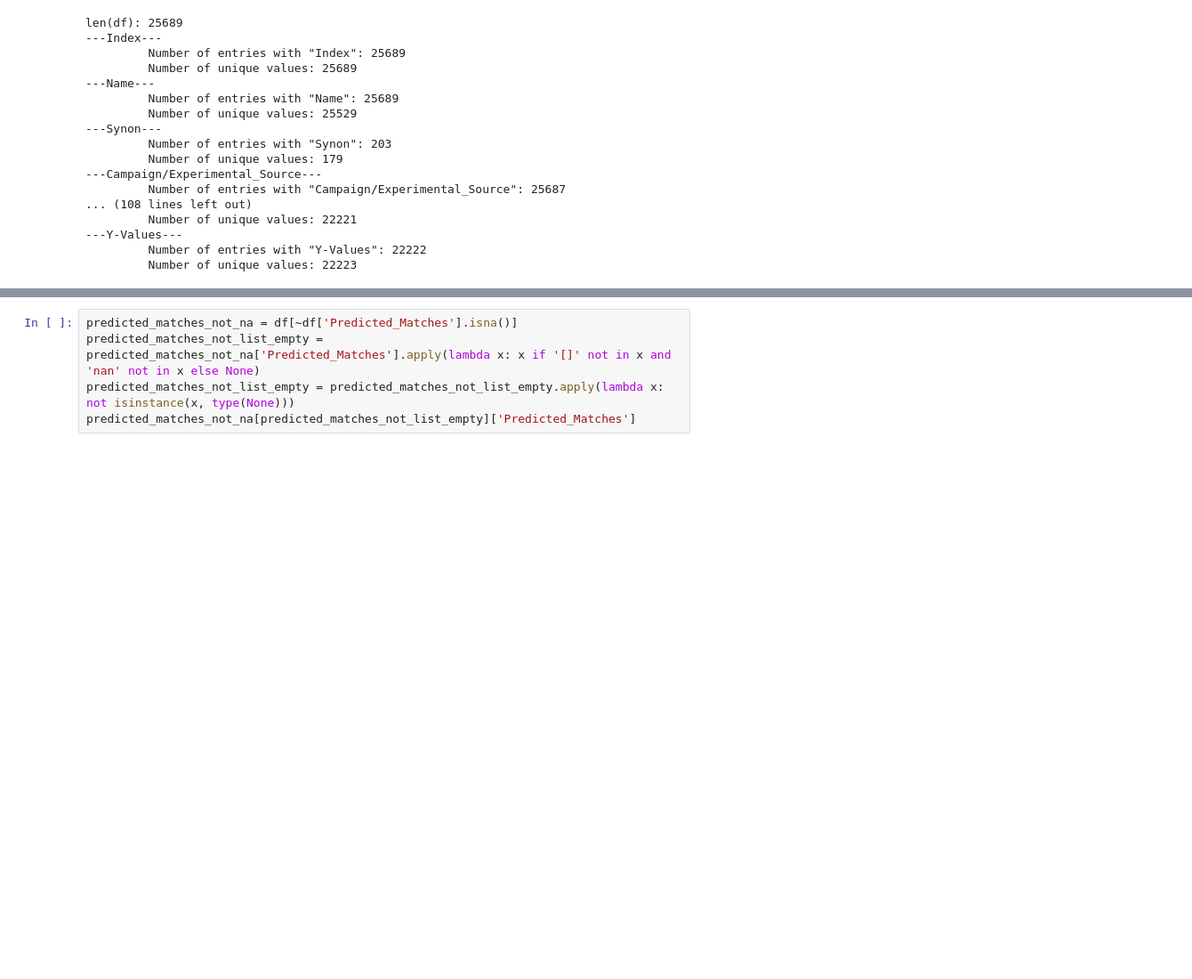
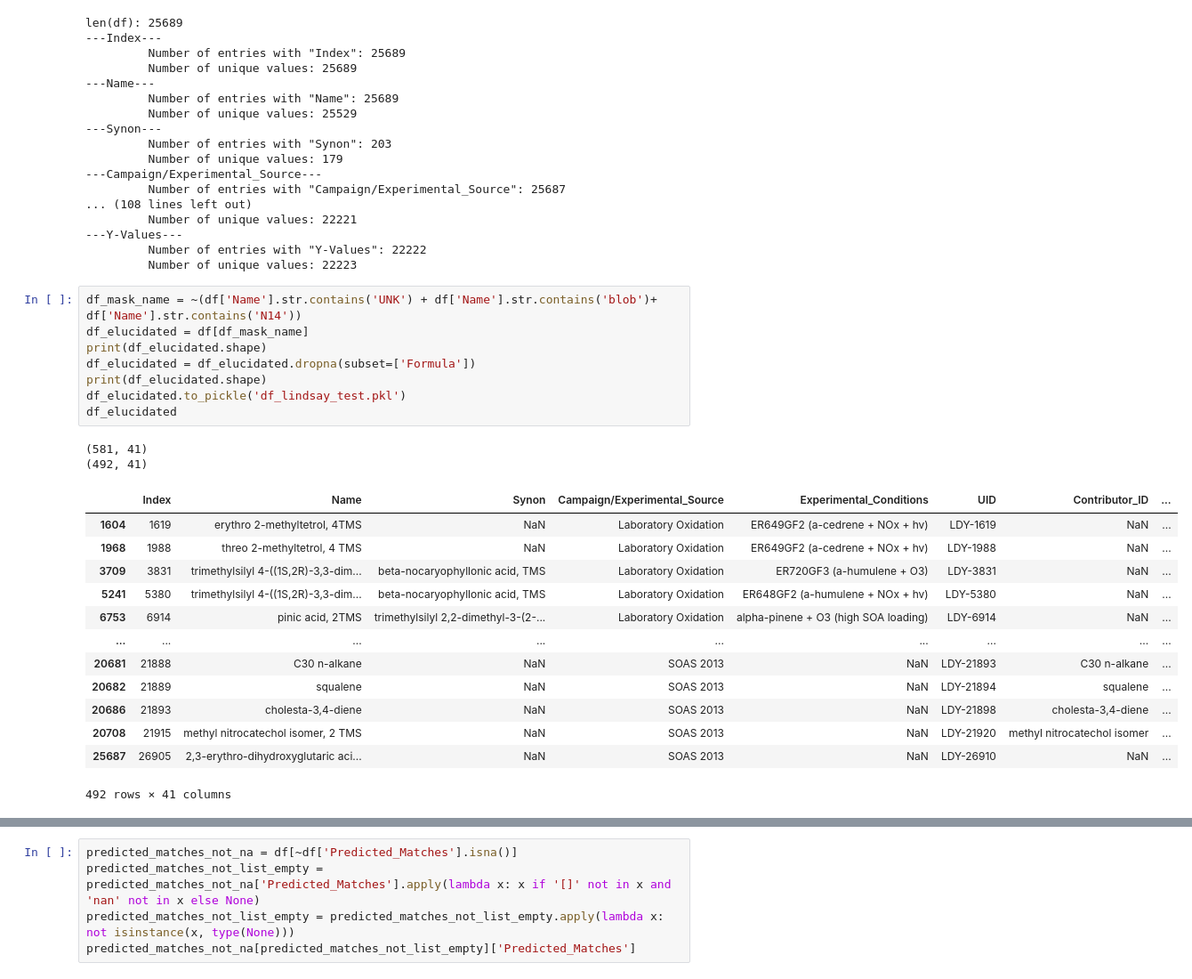
Before and after one commit to kuulia/DiffEIMS, a Jupyter notebook: notebooks/UCB-GLOBES-db.ipynb, the cells around one changed output, grey strips where cells are left out. Shown at 89% size. Drawn from its saved outputs; the diff is of its cells as text; blank space fills up the shorter version.

```diff
--- a/notebooks/UCB-GLOBES-db.ipynb
+++ b/notebooks/UCB-GLOBES-db.ipynb
@@ -69,3 +69,27 @@ len(df): 25689
 ---Y-Values---
          Number of entries with "Y-Values": 22222
          Number of unique values: 22223
+# %%
+df_mask_name = ~(df['Name'].str.contains('UNK') + df['Name'].str.contains('blob')+ df['Name'].str.contains('N14'))
+df_elucidated = df[df_mask_name]
+print(df_elucidated.shape)
+df_elucidated = df_elucidated.dropna(subset=['Formula'])
+print(df_elucidated.shape)
+df_elucidated.to_pickle('df_lindsay_test.pkl')
+df_elucidated
+# %% [output]
+(581, 41)
+(492, 41)
+|  | Index | Name | Synon | Campaign/Experimental_Source | Experimental_Conditions | UID | Contributor_ID | ... |
+| 1604 | 1619 | erythro 2-methyltetrol, 4TMS | NaN | Laboratory Oxidation | ER649GF2 (a-cedrene + NOx + hv) | LDY-1619 | NaN | ... |
+| 1968 | 1988 | threo 2-methyltetrol, 4 TMS | NaN | Laboratory Oxidation | ER649GF2 (a-cedrene + NOx + hv) | LDY-1988 | NaN | ... |
+| 3709 | 3831 | trimethylsilyl 4-((1S,2R)-3,3-dim... | beta-nocaryophyllonic acid, TMS | Laboratory Oxidation | ER720GF3 (a-humulene + O3) | LDY-3831 | NaN | ... |
+| 5241 | 5380 | trimethylsilyl 4-((1S,2R)-3,3-dim... | beta-nocaryophyllonic acid, TMS | Laboratory Oxidation | ER648GF2 (a-humulene + NOx + hv) | LDY-5380 | NaN | ... |
+| 6753 | 6914 | pinic acid, 2TMS | trimethylsilyl 2,2-dimethyl-3-(2-... | Laboratory Oxidation | alpha-pinene + O3 (high SOA loading) | LDY-6914 | NaN | ... |
+| ... | ... | ... | ... | ... | ... | ... | ... | ... |
+| 20681 | 21888 | C30 n-alkane | NaN | SOAS 2013 | NaN | LDY-21893 | C30 n-alkane | ... |
+| 20682 | 21889 | squalene | NaN | SOAS 2013 | NaN | LDY-21894 | squalene | ... |
+| 20686 | 21893 | cholesta-3,4-diene | NaN | SOAS 2013 | NaN | LDY-21898 | cholesta-3,4-diene | ... |
+| 20708 | 21915 | methyl nitrocatechol isomer, 2 TMS | NaN | SOAS 2013 | NaN | LDY-21920 | methyl nitrocatechol isomer | ... |
+| 25687 | 26905 | 2,3-erythro-dihydroxyglutaric aci... | NaN | SOAS 2013 | NaN | LDY-26910 | NaN | ... |
+492 rows × 41 columns
```
Also changed, not shown: parts of 2 cells of this notebook, 17 other files.
